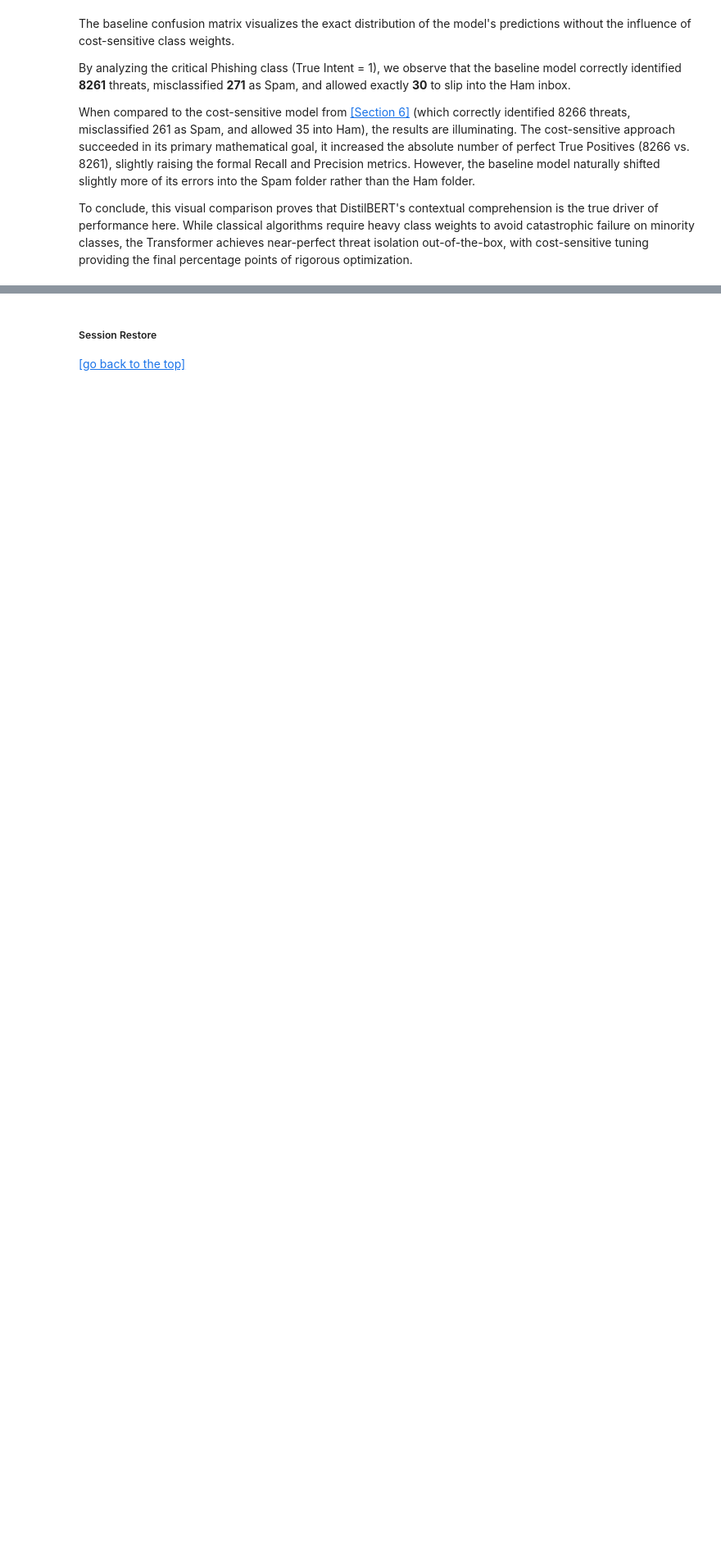
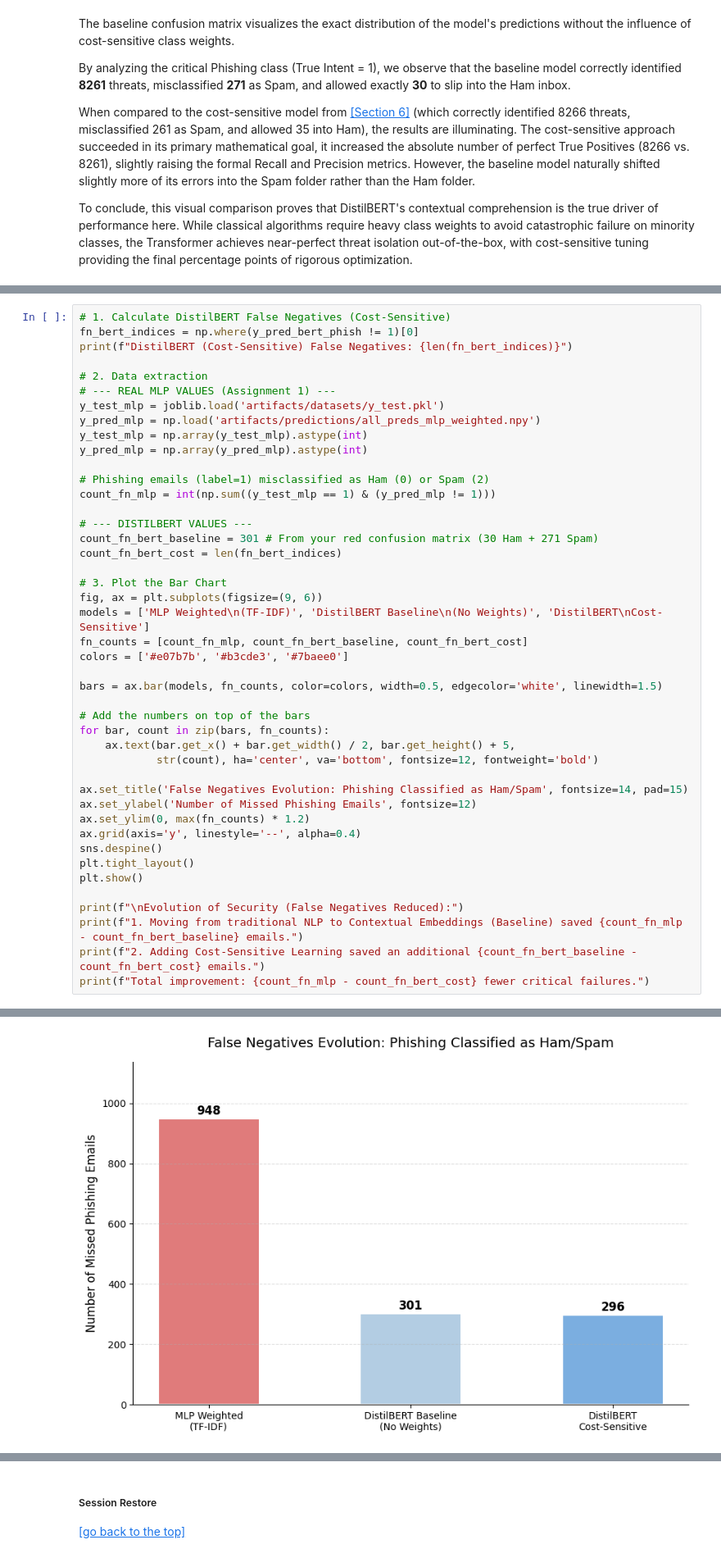
Before and after one commit to Alejandro-131004/Natural-Language-Processing, a Jupyter notebook: Project_2.ipynb, the cells around one changed output, grey strips where cells are left out. Shown at 82% size. Cells and saved outputs as stored; diff of their text form; blank space fills up the shorter version.

```diff
--- a/Project_2.ipynb
+++ b/Project_2.ipynb
@@ -825,0 +871,45 @@ In conclusion, while traditional models can artificially inflate their global ac
+# %%
+# 1. Calculate DistilBERT False Negatives (Cost-Sensitive)
+fn_bert_indices = np.where(y_pred_bert_phish != 1)[0]
+print(f"DistilBERT (Cost-Sensitive) False Negatives: {len(fn_bert_indices)}")
+
+# 2. Data extraction
+# --- REAL MLP VALUES (Assignment 1) ---
+y_test_mlp = joblib.load('artifacts/datasets/y_test.pkl')
+y_pred_mlp = np.load('artifacts/predictions/all_preds_mlp_weighted.npy')
+y_test_mlp = np.array(y_test_mlp).astype(int)
+y_pred_mlp = np.array(y_pred_mlp).astype(int)
+
+# Phishing emails (label=1) misclassified as Ham (0) or Spam (2)
+count_fn_mlp = int(np.sum((y_test_mlp == 1) & (y_pred_mlp != 1)))
+
+# --- DISTILBERT VALUES ---
+count_fn_bert_baseline = 301 # From your red confusion matrix (30 Ham + 271 Spam)
+count_fn_bert_cost = len(fn_bert_indices)
+
+# 3. Plot the Bar Chart
+fig, ax = plt.subplots(figsize=(9, 6))
+models = ['MLP Weighted\n(TF-IDF)', 'DistilBERT Baseline\n(No Weights)', 'DistilBERT\nCost-Sensitive']
+fn_counts = [count_fn_mlp, count_fn_bert_baseline, count_fn_bert_cost]
+colors = ['#e07b7b', '#b3cde3', '#7baee0']
+
+bars = ax.bar(models, fn_counts, color=colors, width=0.5, edgecolor='white', linewidth=1.5)
+
+# Add the numbers on top of the bars
+for bar, count in zip(bars, fn_counts):
+    ax.text(bar.get_x() + bar.get_width() / 2, bar.get_height() + 5,
+            str(count), ha='center', va='bottom', fontsize=12, fontweight='bold')
+
+ax.set_title('False Negatives Evolution: Phishing Classified as Ham/Spam', fontsize=14, pad=15)
+ax.set_ylabel('Number of Missed Phishing Emails', fontsize=12)
+ax.set_ylim(0, max(fn_counts) * 1.2)
+ax.grid(axis='y', linestyle='--', alpha=0.4)
+sns.despine()
+plt.tight_layout()
+plt.show()
+
+print(f"\nEvolution of Security (False Negatives Reduced):")
+print(f"1. Moving from traditional NLP to Contextual Embeddings (Baseline) saved {count_fn_mlp - count_fn_bert_baseline} emails.")
+print(f"2. Adding Cost-Sensitive Learning saved an additional {count_fn_bert_baseline - count_fn_bert_cost} emails.")
+print(f"Total improvement: {count_fn_mlp - count_fn_bert_cost} fewer critical failures.")
+# %% [output]
@@ -825,0 +917 @@ In conclusion, while traditional models can artificially inflate their global ac
+[figure, added]
```
Also changed, not shown: parts of 25 cells of this notebook, 1 other file.
